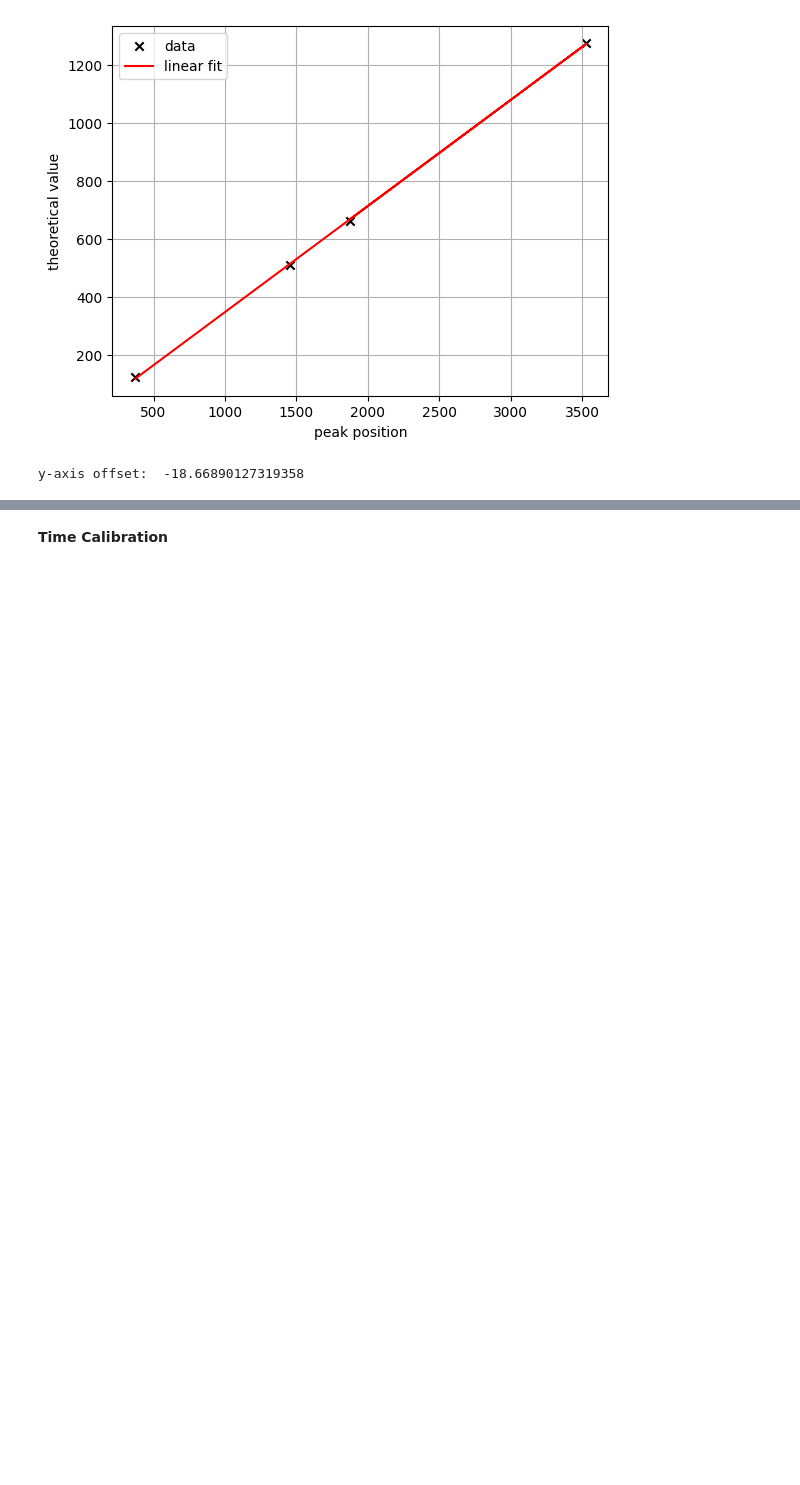
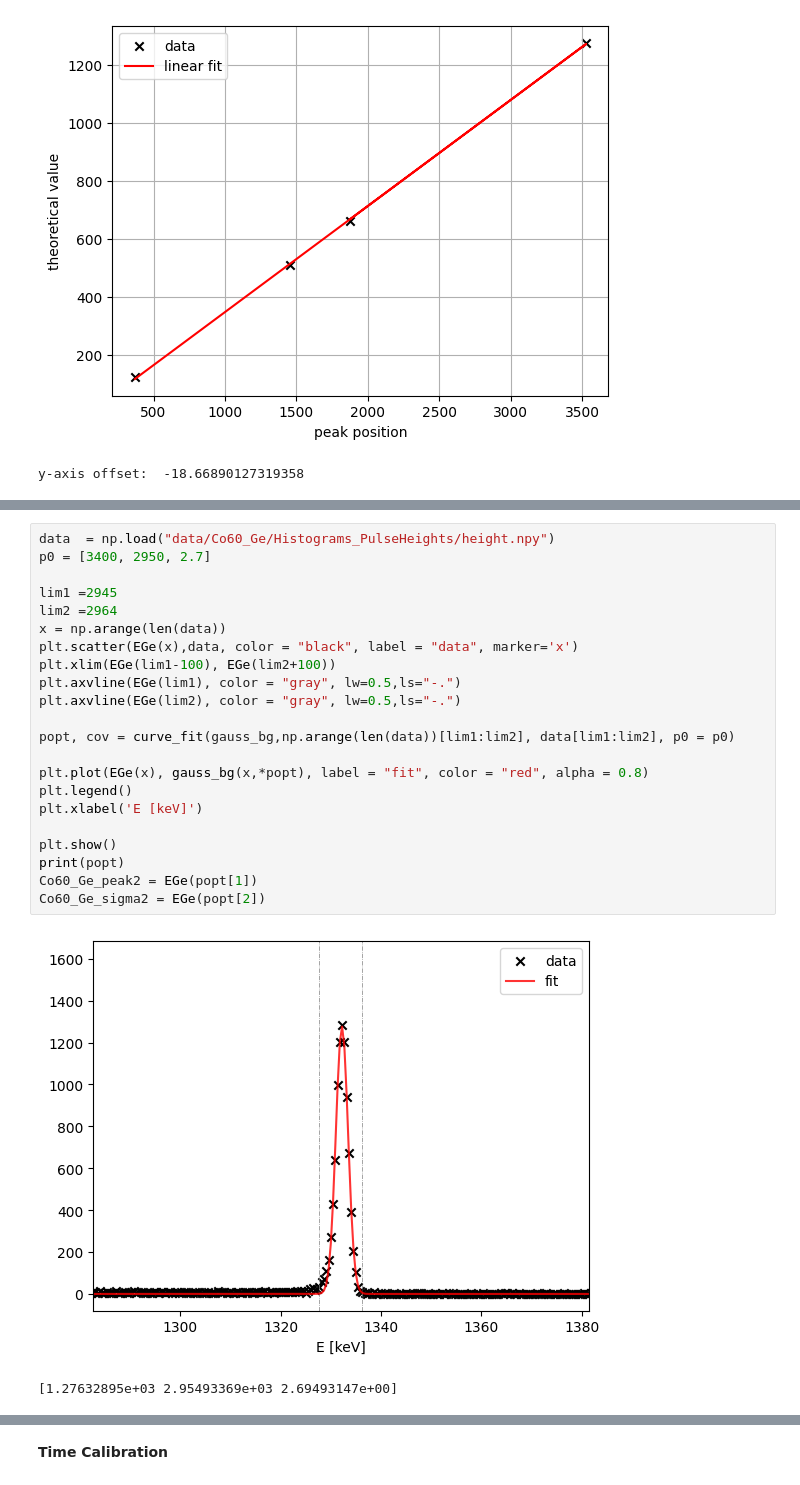
Before and after one commit to thexwon/P4, a Jupyter notebook: Gamma Coincidence Spectroscopy/gamma_code.ipynb, the cells around one changed output, grey strips where cells are left out. Drawn from its saved outputs; the diff is of its cells as text; blank space fills up the shorter version.

```diff
--- a/Gamma Coincidence Spectroscopy/gamma_code.ipynb
+++ b/Gamma Coincidence Spectroscopy/gamma_code.ipynb
@@ -297,0 +329,25 @@ y-axis offset:  -18.66890127319358
+# %%
+data  = np.load("data/Co60_Ge/Histograms_PulseHeights/height.npy")
+p0 = [3400, 2950, 2.7]
+
+lim1 =2945
+lim2 =2964
+x = np.arange(len(data))
+plt.scatter(EGe(x),data, color = "black", label = "data", marker='x')
+plt.xlim(EGe(lim1-100), EGe(lim2+100))
+plt.axvline(EGe(lim1), color = "gray", lw=0.5,ls="-.")
+plt.axvline(EGe(lim2), color = "gray", lw=0.5,ls="-.")
+
+popt, cov = curve_fit(gauss_bg,np.arange(len(data))[lim1:lim2], data[lim1:lim2], p0 = p0)
+
+plt.plot(EGe(x), gauss_bg(x,*popt), label = "fit", color = "red", alpha = 0.8)
+plt.legend()
+plt.xlabel('E [keV]')
+
+plt.show()
+print(popt)
+Co60_Ge_peak2 = EGe(popt[1])
+Co60_Ge_sigma2 = EGe(popt[2])
+# %% [output]
+[figure, added]
+[1.27632895e+03 2.95493369e+03 2.69493147e+00]
```
Also changed, not shown: parts of 10 cells of this notebook.
